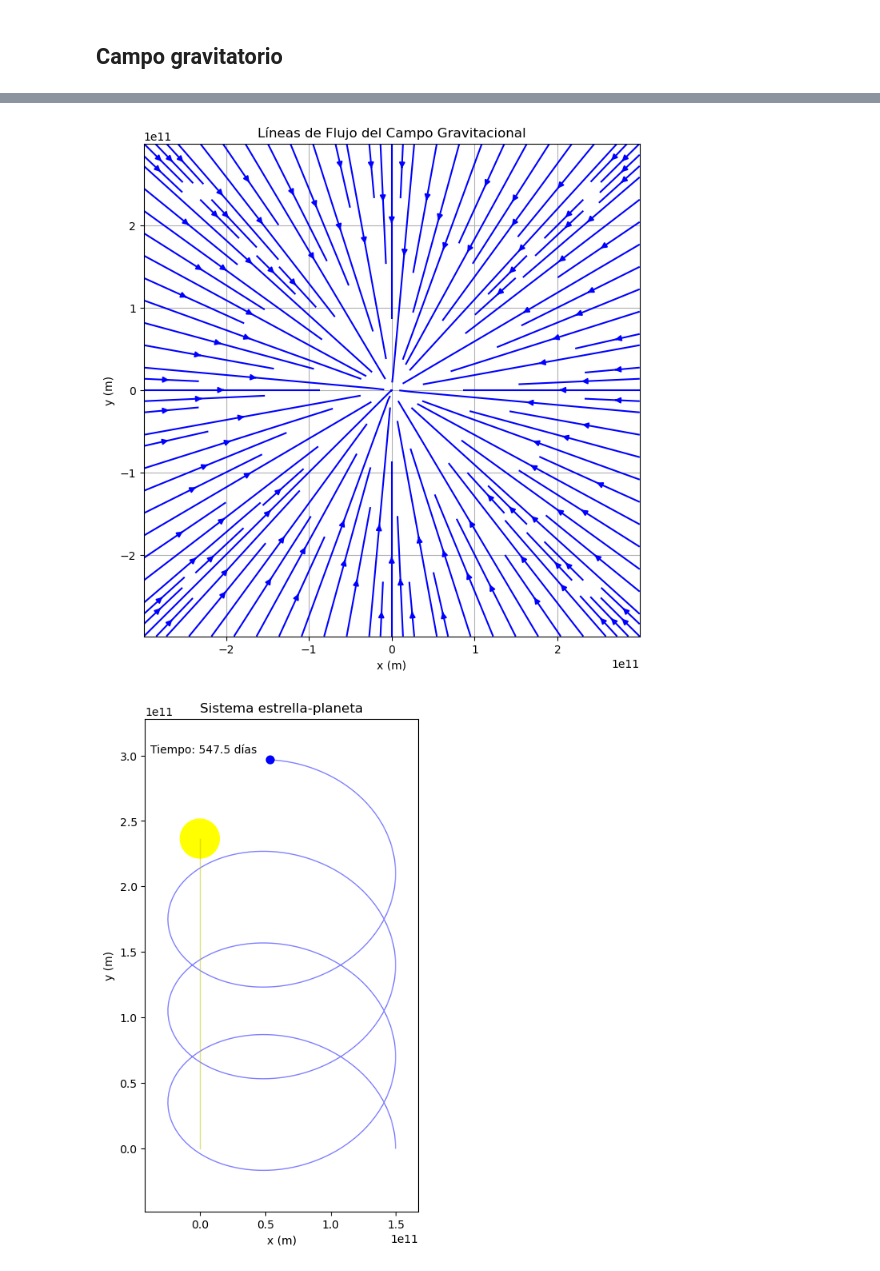
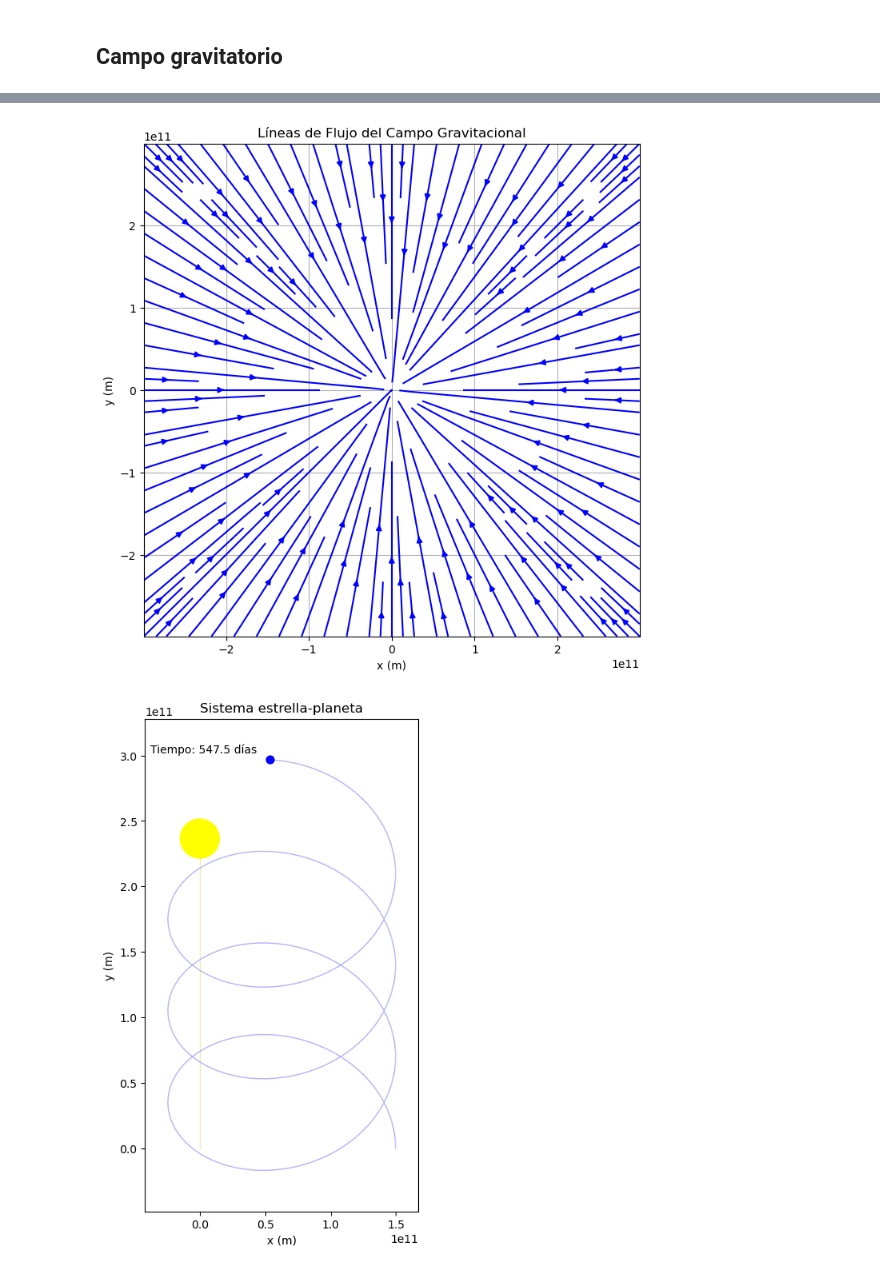
Before and after one commit to fmgarciadiaz/PythonTests, a Jupyter notebook: Colab_Flujos.ipynb, the cells around one changed output, grey strips where cells are left out. Cells and saved outputs as stored; diff of their text form; code cells hidden in the pictures.

```diff
--- a/Colab_Flujos.ipynb
+++ b/Colab_Flujos.ipynb
@@ -184,39 +184,39 @@ ax.set_ylim([min(y1.min(), y2.min()) - y_margin, max(y1.max(), y2.max()) + y_mar
 ax.set_aspect('equal')
 ax.set_title('Sistema estrella-planeta')
 ax.margins(0.1)
 
 # Eliminar los títulos de los ejes
 ax.set_xlabel('x (m)')
 ax.set_ylabel('y (m)')
 
+# Línea para la estela planeta y estrella
+trail_planeta, = ax.plot([], [], 'b-', lw=1, alpha=0.3)
+trail_sol, = ax.plot([], [], 'y-', lw=1, alpha=0.3)
+
 # Dibujar el Sol fijo en el centro
-sol_circle = plt.Circle((x1[0], y1[0]), R*0.1, color='yellow', label='Sol')
+sol_circle = plt.Circle((x1[0], y1[0]), R*0.1, color='yellow', label='Sol', zorder=3)
 ax.add_artist(sol_circle)
 # Círculo para la Tierra
-earth_circle = plt.Circle((x2[0], y2[0]), R*0.02, color='blue', label='Tierra')
+earth_circle = plt.Circle((x2[0], y2[0]), R*0.02, color='blue', label='Tierra', zorder=3)
 ax.add_artist(earth_circle)
-
-# Línea para la estela planeta y estrella
-trail_planeta, = ax.plot([], [], 'b-', lw=1, alpha=0.5)
-trail_sol, = ax.plot([], [], 'y-', lw=1, alpha=0.5)
 
 # Texto para el tiempo
 time_text = ax.text(0.02, 0.95, '', transform=ax.transAxes, fontsize=10, verticalalignment='top')
 
 def animate(i):
-    earth_circle.center = (x2[i], y2[i])
-    sol_circle.center = (x1[i], y1[i])
     trail_planeta.set_data(x2[:i+1], y2[:i+1])
     trail_sol.set_data(x1[:i+1], y1[:i+1])
     time_text.set_text(f'Tiempo: {t[i]/(24*3600):.1f} días')
+    earth_circle.center = (x2[i], y2[i])
+    sol_circle.center = (x1[i], y1[i])
     return earth_circle, trail_planeta, trail_sol, time_text
 
 ani = FuncAnimation(fig, animate, frames=len(t), blit=True, interval=20, repeat=True)
 HTML(ani.to_html5_video())
 
 # Guardar la animación como un archivo de video
 ani.save('gravitacion.mp4', writer='ffmpeg')
 # %% [output]
 [figure]
 [figure]
-[figure, old version]
+[figure, new version]
```
Also changed, not shown: 1 other file.
